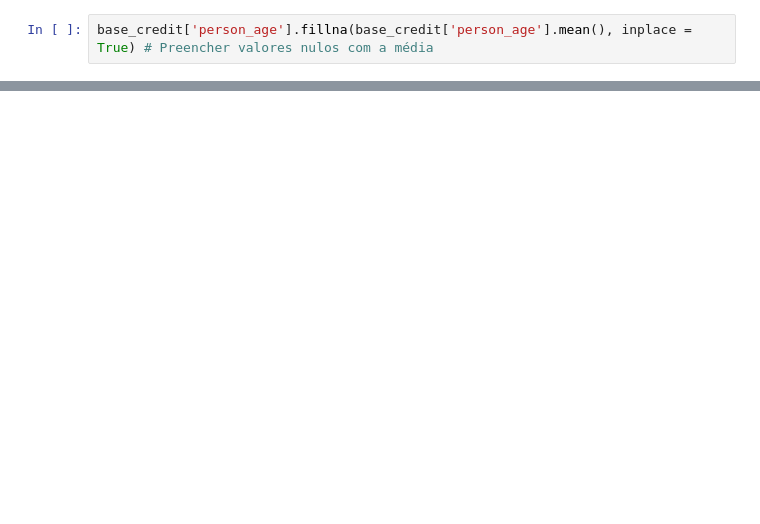
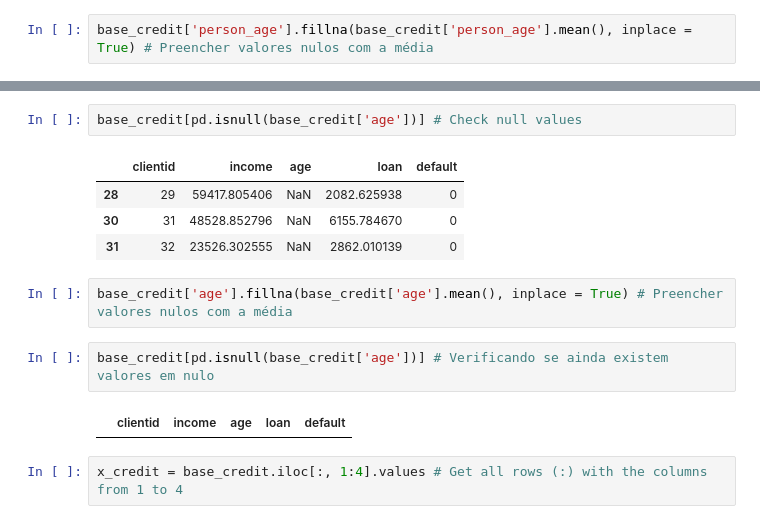
Before and after one commit to NickChecan/Credit-Risk-Data-Science, a Jupyter notebook: Credit_Risk_Data_Science.ipynb, the cells around one changed output, grey strips where cells are left out. Cells and saved outputs as stored; diff of their text form; blank space fills up the shorter version.

```diff
--- a/Credit_Risk_Data_Science.ipynb
+++ b/Credit_Risk_Data_Science.ipynb
@@ -280,0 +314,15 @@ base_credit.loc[ (base_credit['person_age'] == 144) | (base_credit['person_age']
+# %%
+base_credit[pd.isnull(base_credit['age'])] # Check null values
+# %% [output]
+|  | clientid | income | age | loan | default |
+| 28 | 29 | 59417.805406 | NaN | 2082.625938 | 0 |
+| 30 | 31 | 48528.852796 | NaN | 6155.784670 | 0 |
+| 31 | 32 | 23526.302555 | NaN | 2862.010139 | 0 |
+# %%
+base_credit['age'].fillna(base_credit['age'].mean(), inplace = True) # Preencher valores nulos com a média
+# %%
+base_credit[pd.isnull(base_credit['age'])] # Verificando se ainda existem valores em nulo
+# %% [output]
+|  | clientid | income | age | loan | default |
+# %%
+x_credit = base_credit.iloc[:, 1:4].values # Get all rows (:) with the columns from 1 to 4
```
Also changed, not shown: parts of 17 cells of this notebook.
